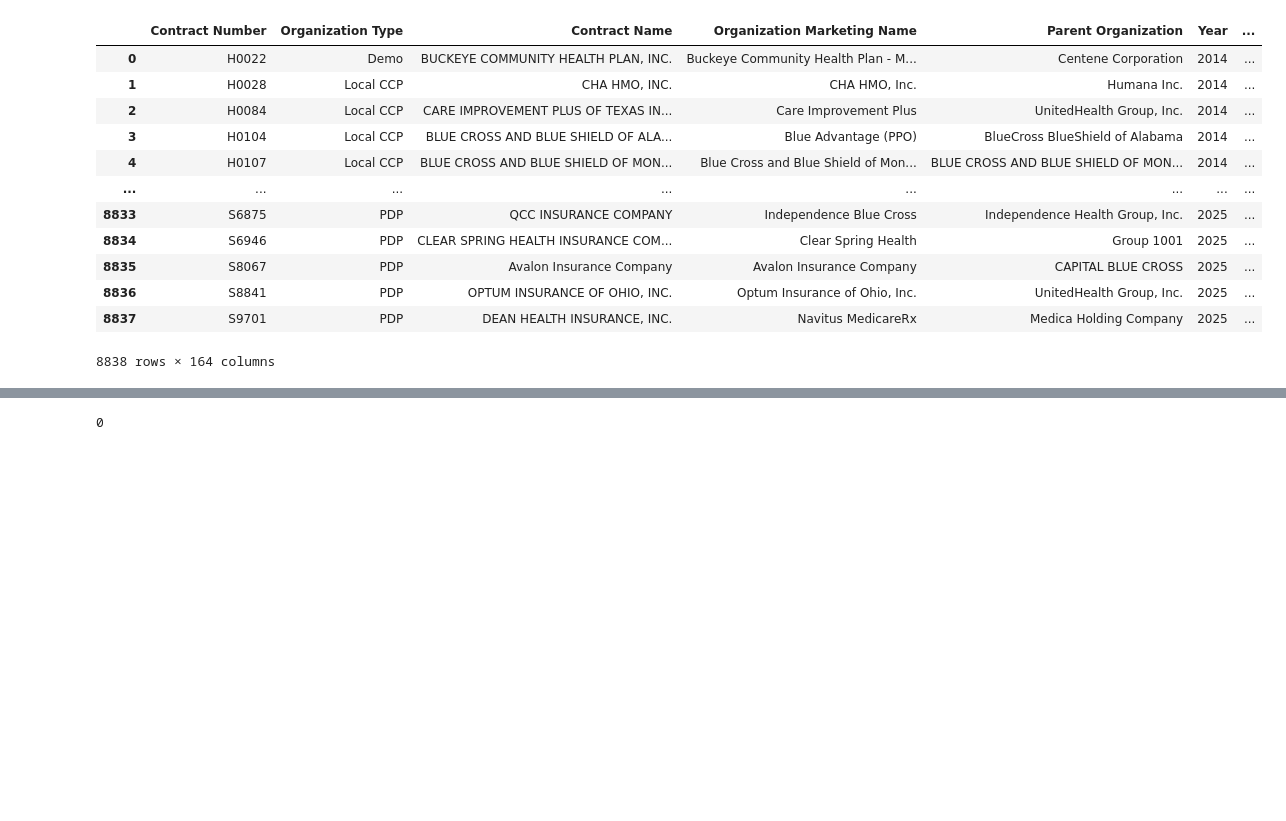
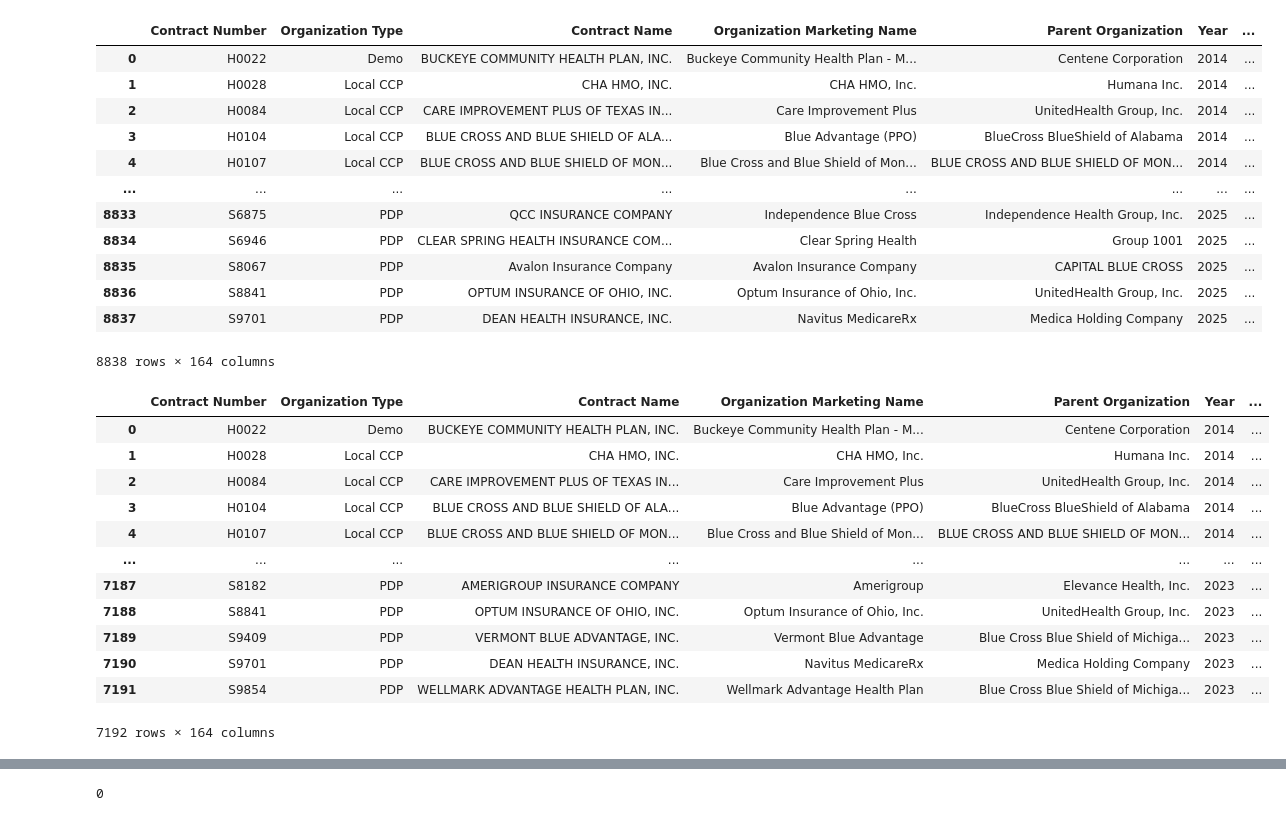
Before and after one commit to SamSims/Project4-Group2, a Jupyter notebook: DataCombiningSS1.ipynb, the cells around one changed output, grey strips where cells are left out. Cells and saved outputs as stored; diff of their text form; code cells hidden in the pictures; blank space fills up the shorter version.

```diff
--- a/DataCombiningSS1.ipynb
+++ b/DataCombiningSS1.ipynb
@@ -434,3 +436,19 @@ newdf1
 | 8836 | S8841 | PDP | OPTUM INSURANCE OF OHIO, INC. | Optum Insurance of Ohio, Inc. | UnitedHealth Group, Inc. | 2025 | ... |
 | 8837 | S9701 | PDP | DEAN HEALTH INSURANCE, INC. | Navitus MedicareRx | Medica Holding Company | 2025 | ... |
 8838 rows × 164 columns
+# %%
+newdf1.loc[newdf1['Year']<2024]
+# %% [output]
+|  | Contract Number | Organization Type | Contract Name | Organization Marketing Name | Parent Organization | Year | ... |
+| 0 | H0022 | Demo | BUCKEYE COMMUNITY HEALTH PLAN, INC. | Buckeye Community Health Plan - M... | Centene Corporation | 2014 | ... |
+| 1 | H0028 | Local CCP | CHA HMO, INC. | CHA HMO, Inc. | Humana Inc. | 2014 | ... |
+| 2 | H0084 | Local CCP | CARE IMPROVEMENT PLUS OF TEXAS IN... | Care Improvement Plus | UnitedHealth Group, Inc. | 2014 | ... |
+| 3 | H0104 | Local CCP | BLUE CROSS AND BLUE SHIELD OF ALA... | Blue Advantage (PPO) | BlueCross BlueShield of Alabama | 2014 | ... |
+| 4 | H0107 | Local CCP | BLUE CROSS AND BLUE SHIELD OF MON... | Blue Cross and Blue Shield of Mon... | BLUE CROSS AND BLUE SHIELD OF MON... | 2014 | ... |
+| ... | ... | ... | ... | ... | ... | ... | ... |
+| 7187 | S8182 | PDP | AMERIGROUP INSURANCE COMPANY | Amerigroup | Elevance Health, Inc. | 2023 | ... |
+| 7188 | S8841 | PDP | OPTUM INSURANCE OF OHIO, INC. | Optum Insurance of Ohio, Inc. | UnitedHealth Group, Inc. | 2023 | ... |
+| 7189 | S9409 | PDP | VERMONT BLUE ADVANTAGE, INC. | Vermont Blue Advantage | Blue Cross Blue Shield of Michiga... | 2023 | ... |
+| 7190 | S9701 | PDP | DEAN HEALTH INSURANCE, INC. | Navitus MedicareRx | Medica Holding Company | 2023 | ... |
+| 7191 | S9854 | PDP | WELLMARK ADVANTAGE HEALTH PLAN, INC. | Wellmark Advantage Health Plan | Blue Cross Blue Shield of Michiga... | 2023 | ... |
+7192 rows × 164 columns
```
Also changed, not shown: parts of 18 cells of this notebook, 3 other files.
